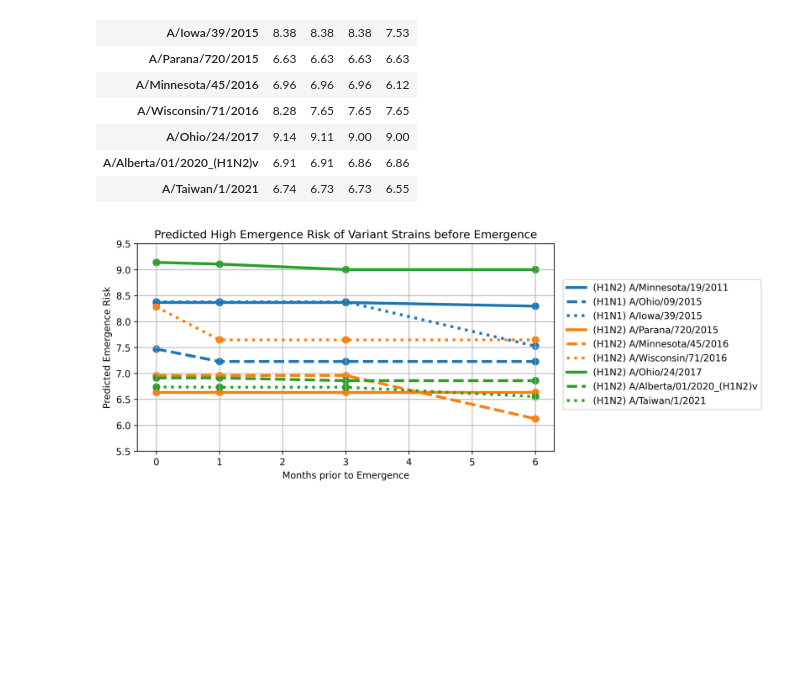
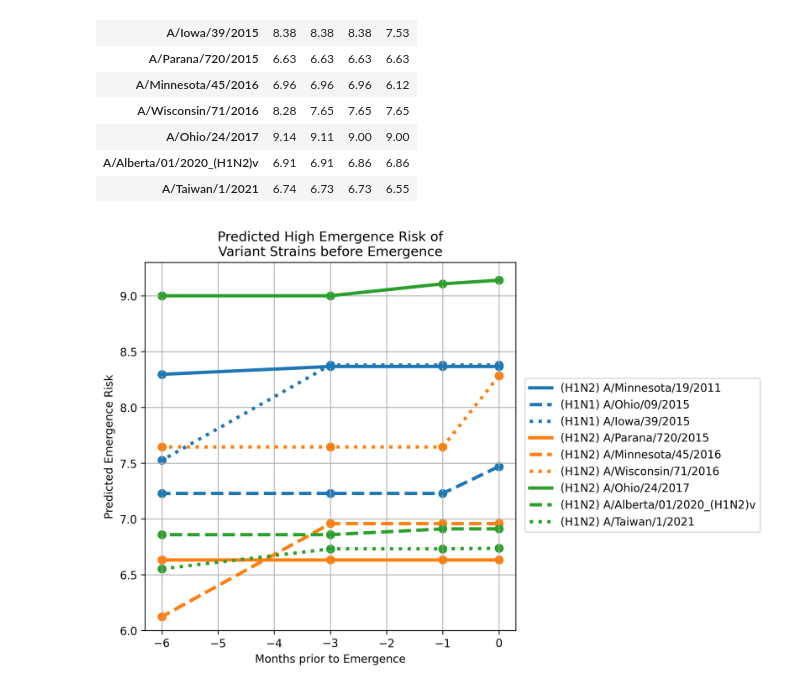
Before and after one commit to zeroknowledgediscovery/emergenet, a Jupyter notebook: paper_data_v3/irat_enet/variant_predictions.ipynb, the cells around one changed output. Drawn from its saved outputs; the diff is of its cells as text; code cells hidden in the pictures; blank space fills up the shorter version.

```diff
--- a/paper_data_v3/irat_enet/variant_predictions.ipynb
+++ b/paper_data_v3/irat_enet/variant_predictions.ipynb
@@ -109,25 +109,25 @@ data.round(2)
 # %%
 colors = ['#1f77b4', '#ff7f0e', '#2ca02c']
 linestyles = ['-', '--', ':']
 styles = []
 for c in colors:
     for l in linestyles:
         styles.append([c, l])
 
-plt.figure(figsize=(8, 4))
-x = [0, 1, 3, 6]
+plt.figure(figsize=(6, 6))
+x = [0, -1, -3, -6]
 for i, name in enumerate(data.index):
     color = styles[i][0]
     linestyle = styles[i][1]
     plt.scatter(x, data.T[name], color=color, s=50)
     plt.plot(x, data.T[name], label=f'({variant["subtype"].values[i]}) '+name, linewidth=3, linestyle=linestyle, color=color)
 
-plt.title('Predicted High Emergence Risk of Variant Strains before Emergence')
+plt.title('Predicted High Emergence Risk of\nVariant Strains before Emergence')
 plt.xlabel('Months prior to Emergence')
-plt.ylim((5.5, 9.5))
+plt.ylim((6, 9.3))
 plt.ylabel('Predicted Emergence Risk')
-plt.legend(bbox_to_anchor=(1.01, 0.85))
+plt.legend(bbox_to_anchor=(1.01, 0.7))
 plt.grid()
 plt.savefig(OUT_DIR + 'variant.png', bbox_inches='tight', transparent=True)
 # %% [output]
-[figure, old version]
+[figure, new version]
```
Also changed, not shown: 20 other files.
